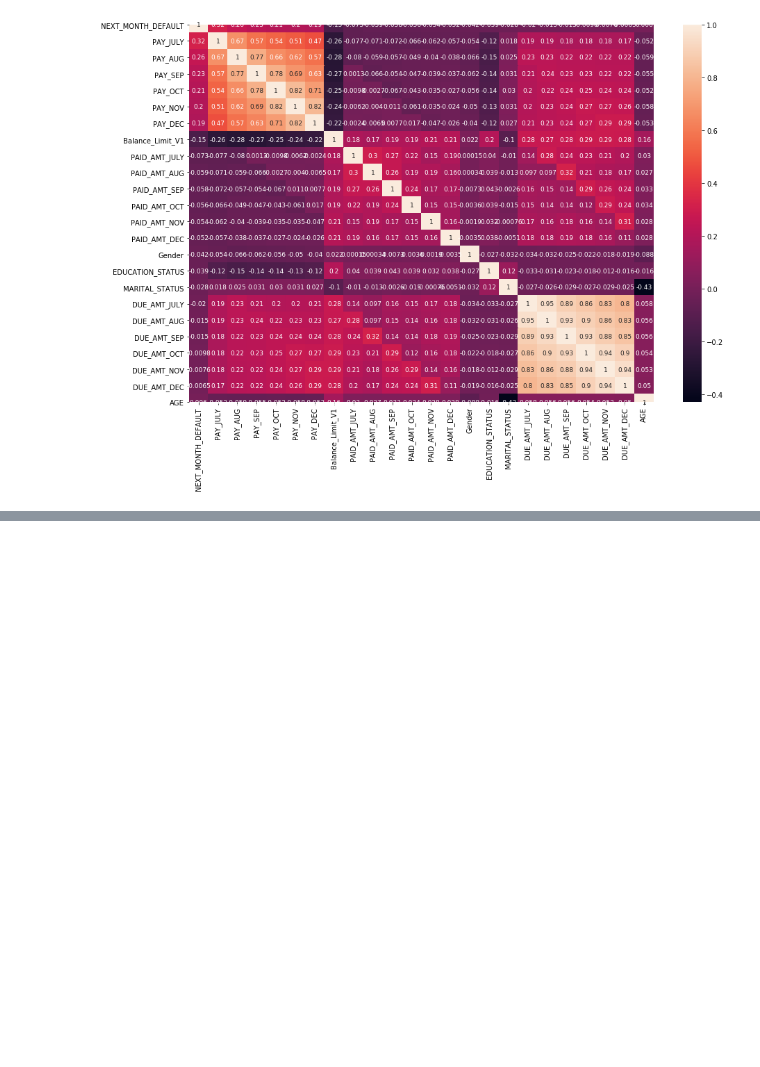
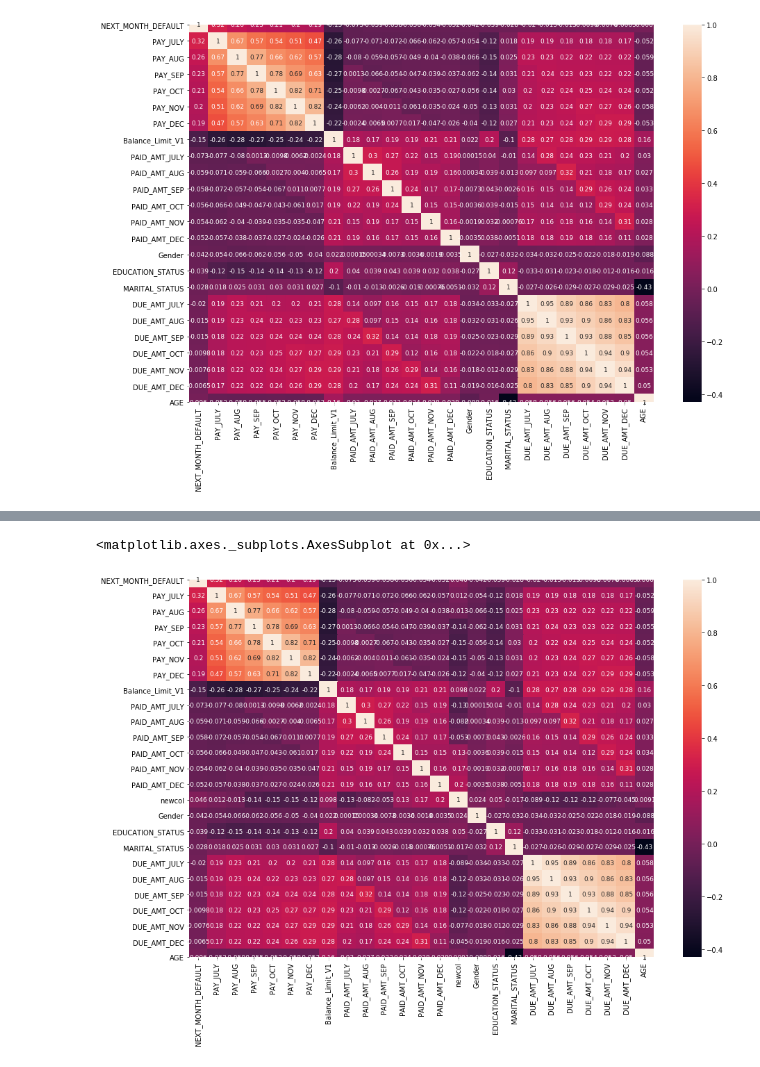
Before and after one commit to hiruna72/ds1018, a Jupyter notebook: process.py.ipynb, the cells around one changed output, grey strips where cells are left out. Saved outputs shown, nothing was run; the diff lists cells and outputs as text; code cells hidden in the pictures; blank space fills up the shorter version.

Commit message:
analysing data

```diff
--- a/process.py.ipynb
+++ b/process.py.ipynb
@@ -263,0 +382,11 @@ sn.heatmap(corrMatrix, annot=True,annot_kws={"size": 9},ax=ax)
+# %%
+from numpy.polynomial.polynomial import polyfit
+p=['PAID_AMT_JULY','PAID_AMT_AUG', 'PAID_AMT_SEP', 'PAID_AMT_OCT','PAID_AMT_NOV','PAID_AMT_DEC', ]
+paid=data.loc[:,p]
+y = paid.to_numpy()
+print(y.shape)
+x = np.arange(y.size).reshape(y.shape[0],y.shape[1])
+
+m = np.array([polyfit(x[i], y[i], 1) for i in range (0,y.shape[0])])
+gradient = m[:,1]
+gradient.dtype
@@ -263,0 +411,3 @@ sn.heatmap(corrMatrix, annot=True,annot_kws={"size": 9},ax=ax)
+# %%
+bool_pay = (gradient >= 0)
+bool_pay
@@ -263,0 +416,4 @@ sn.heatmap(corrMatrix, annot=True,annot_kws={"size": 9},ax=ax)
+# %%
+# add new feature to datafrome
+data['newcol'] = bool_pay.tolist()
+data
@@ -263,0 +434,19 @@ sn.heatmap(corrMatrix, annot=True,annot_kws={"size": 9},ax=ax)
+# %%
+corrMatrix = data.corr()
+cls=(abs(corrMatrix['NEXT_MONTH_DEFAULT']))
+p=cls.sort_values(ascending=False)
+index=p.index
+
+from pandas import DataFrame
+import seaborn as sn
+
+
+df = DataFrame(data[index],columns=index)
+
+fig, ax = plt.subplots(figsize=(15,10),sharex=True, sharey=True)
+corrMatrix = df.corr()
+
+sn.heatmap(corrMatrix, annot=True,annot_kws={"size": 9},ax=ax)
+# %% [output]
+<matplotlib.axes._subplots.AxesSubplot at 0x...>
+[figure, added]
```
Also changed, not shown: parts of 9 cells of this notebook.
